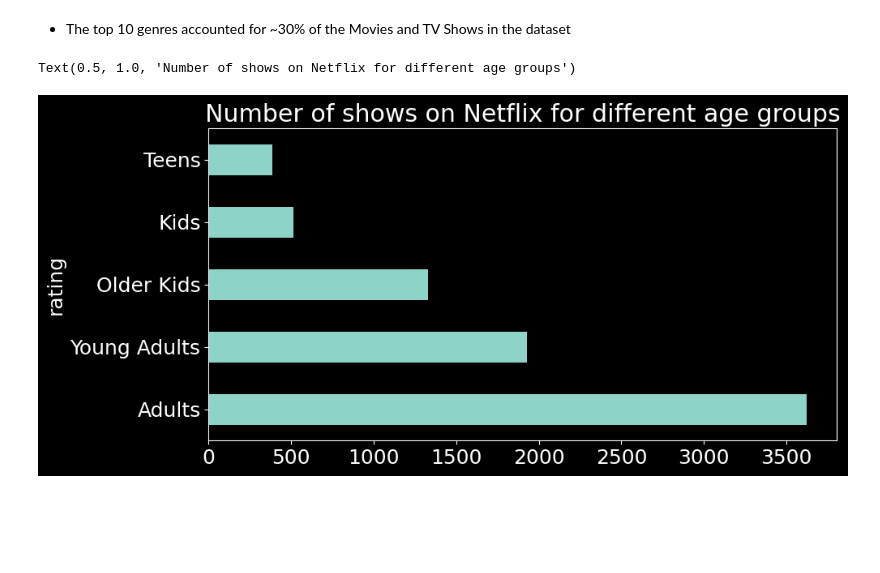
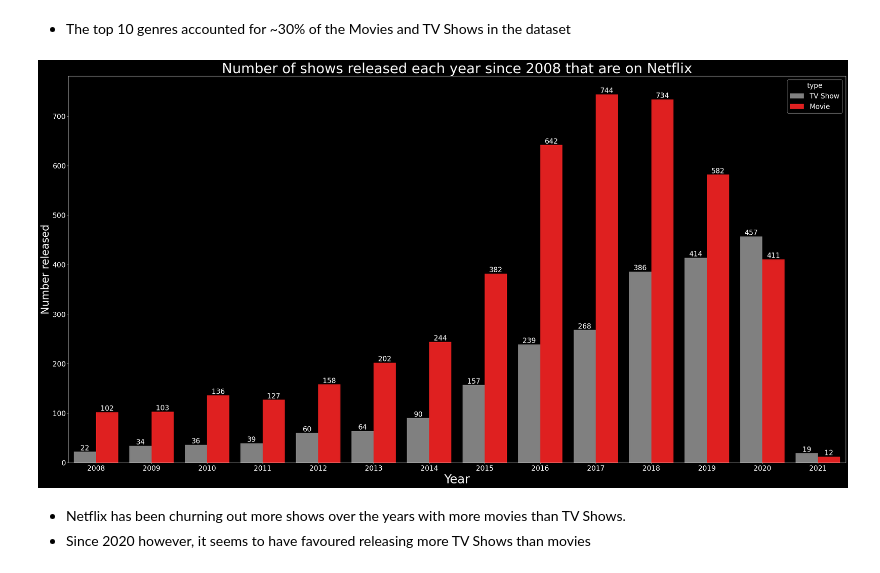
Before and after one commit to JanKosgei/Netflix-Recommendations, a Jupyter notebook: K-Means Netflix.ipynb, the cells around one changed output. Drawn from its saved outputs; the diff is of its cells as text; code cells hidden in the pictures; blank space fills up the shorter version.

```diff
--- a/K-Means Netflix.ipynb
+++ b/K-Means Netflix.ipynb
@@ -260,10 +262,19 @@ Netflix.listed_in.value_counts().nlargest(10).sum()/len(Netflix)*100
 29.78012086922978
 # %% [markdown]
 - The top 10 genres accounted for ~30% of the Movies and TV Shows in the dataset
-# %%
-plt.figure(figsize=(10,5))
-Netflix.rating.value_counts().plot(kind='barh')
-plt.title('Number of shows on Netflix for different age groups')
-# %% [output]
-Text(0.5, 1.0, 'Number of shows on Netflix for different age groups')
-[figure, removed]
+# %%
+order = range(2008,2022)
+plt.rcParams['font.size'] = 20
+plt.figure(figsize=(40,20))
+p = sns.countplot(x='release_year',data=Netflix, hue='type',
+                  order = order,  palette=['grey', 'red'])
+plt.title('Number of shows released each year since 2008 that are on Netflix').set_fontsize(40)
+plt.ylabel('Number released').set_fontsize(30)
+plt.xlabel('Year').set_fontsize(35)
+for i in p.patches:
+  p.annotate(format(i.get_height(), '.0f'), (i.get_x() + i.get_width() / 2., i.get_height()), ha = 'center', va = 'center', xytext = (0, 10), textcoords = 'offset points')
+# %% [output]
+[figure, added]
+# %% [markdown]
+- Netflix has been churning out more shows over the years with more movies than TV Shows.
+- Since 2020 however, it seems to have favoured releasing more TV Shows than movies
```
Also changed, not shown: parts of 4 cells of this notebook.
